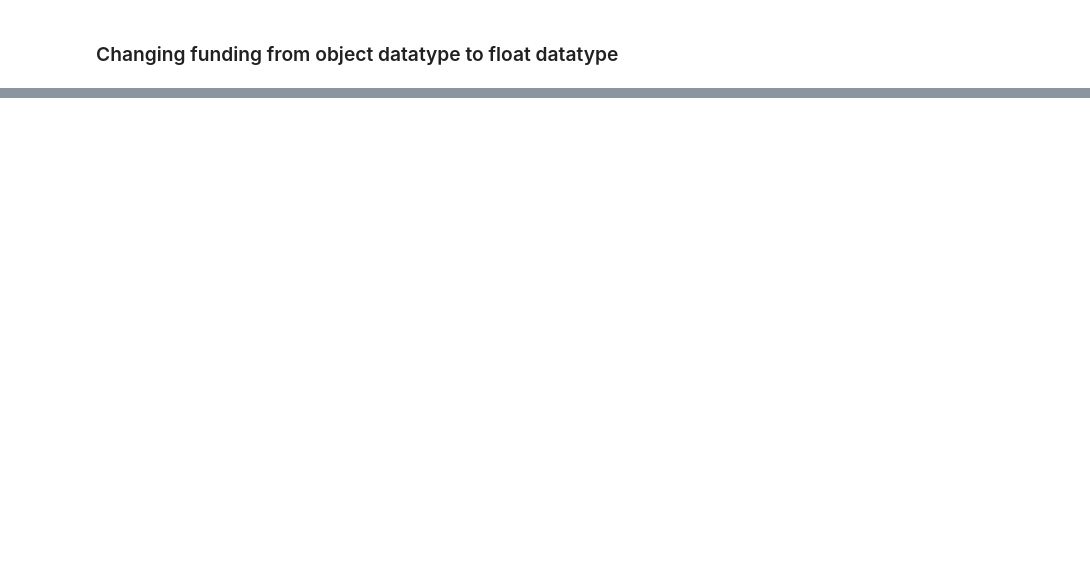
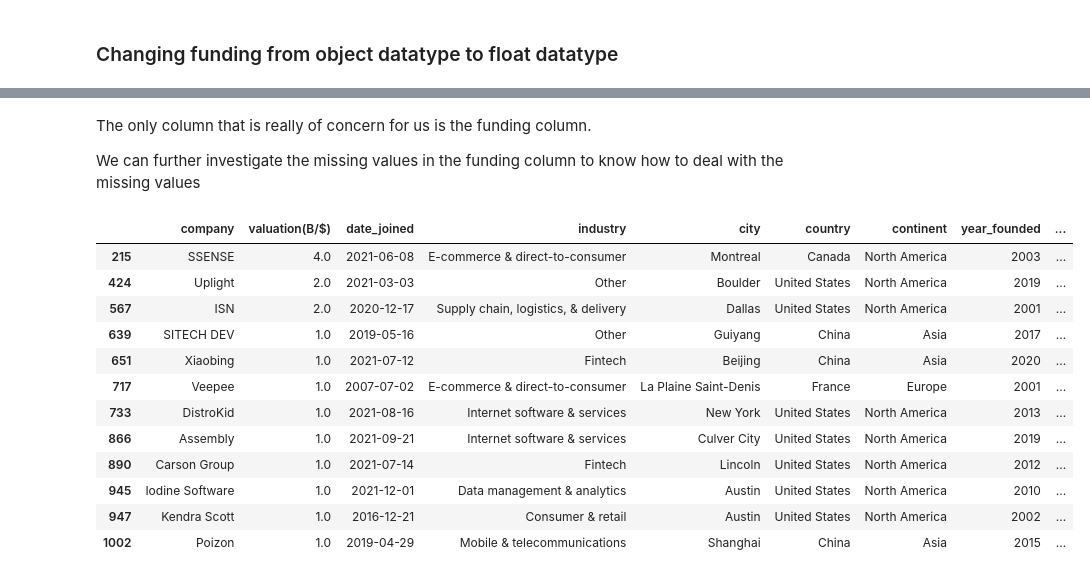
Before and after one commit to idowujames/unicorn-companies, a Jupyter notebook: Unicorn_Companies.ipynb, the cells around one changed output, grey strips where cells are left out. Saved outputs shown, nothing was run; the diff lists cells and outputs as text; code cells hidden in the pictures; blank space fills up the shorter version.

```diff
--- a/Unicorn_Companies.ipynb
+++ b/Unicorn_Companies.ipynb
@@ -204,0 +205,20 @@ df_comp
+# %% [markdown]
+The only column that is really of concern for us is the funding column.
+
+We can further investigate the missing values in the funding column to know how to deal with the missing values
+# %%
+df[df['funding(B/$)'].isna()]
+# %% [output]
+|  | company | valuation(B/$) | date_joined | industry | city | country | continent | year_founded | ... |
+| 215 | SSENSE | 4.0 | 2021-06-08 | E-commerce & direct-to-consumer | Montreal | Canada | North America | 2003 | ... |
+| 424 | Uplight | 2.0 | 2021-03-03 | Other | Boulder | United States | North America | 2019 | ... |
+| 567 | ISN | 2.0 | 2020-12-17 | Supply chain, logistics, & delivery | Dallas | United States | North America | 2001 | ... |
+| 639 | SITECH DEV | 1.0 | 2019-05-16 | Other | Guiyang | China | Asia | 2017 | ... |
+| 651 | Xiaobing | 1.0 | 2021-07-12 | Fintech | Beijing | China | Asia | 2020 | ... |
+| 717 | Veepee | 1.0 | 2007-07-02 | E-commerce & direct-to-consumer | La Plaine Saint-Denis | France | Europe | 2001 | ... |
+| 733 | DistroKid | 1.0 | 2021-08-16 | Internet software & services | New York | United States | North America | 2013 | ... |
+| 866 | Assembly | 1.0 | 2021-09-21 | Internet software & services | Culver City | United States | North America | 2019 | ... |
+| 890 | Carson Group | 1.0 | 2021-07-14 | Fintech | Lincoln | United States | North America | 2012 | ... |
+| 945 | Iodine Software | 1.0 | 2021-12-01 | Data management & analytics | Austin | United States | North America | 2010 | ... |
+| 947 | Kendra Scott | 1.0 | 2016-12-21 | Consumer & retail | Austin | United States | North America | 2002 | ... |
+| 1002 | Poizon | 1.0 | 2019-04-29 | Mobile & telecommunications | Shanghai | China | Asia | 2015 | ... |
```
Also changed, not shown: parts of 25 cells of this notebook.
